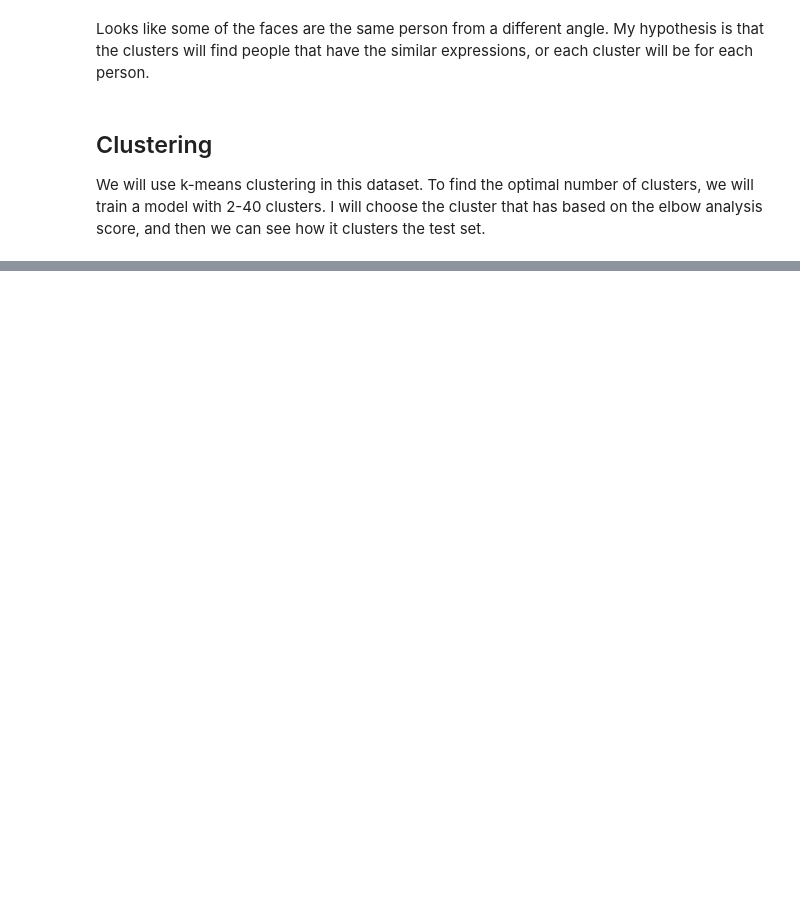
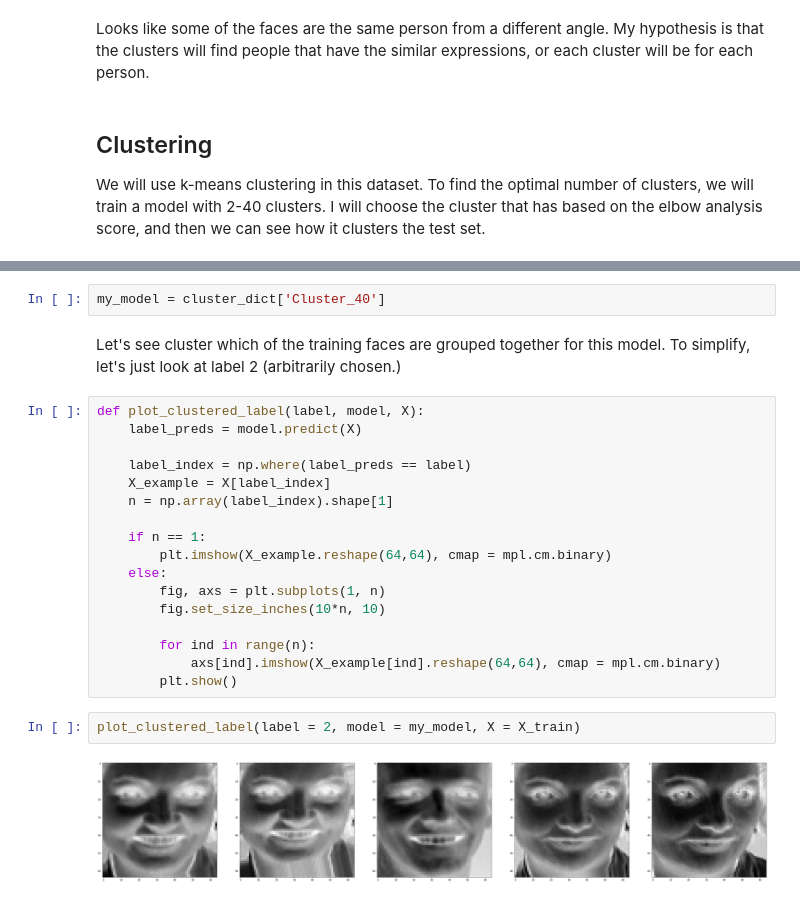
Before and after one commit to knolasco/Intro_to_ML_Course, a Jupyter notebook: Module5/OlvettiUnsupervised.ipynb, the cells around one changed output, grey strips where cells are left out. Cells and saved outputs as stored; diff of their text form; blank space fills up the shorter version.

```diff
--- a/Module5/OlvettiUnsupervised.ipynb
+++ b/Module5/OlvettiUnsupervised.ipynb
@@ -210,0 +259,25 @@ Time elapsed : 0:00:16.153242
+# %%
+my_model = cluster_dict['Cluster_40']
+# %% [markdown]
+Let's see cluster which of the training faces are grouped together for this model. To simplify, let's just look at label 2 (arbitrarily chosen.)
+# %%
+def plot_clustered_label(label, model, X):
+    label_preds = model.predict(X)
+
+    label_index = np.where(label_preds == label)
+    X_example = X[label_index]
+    n = np.array(label_index).shape[1]
+
+    if n == 1:
+        plt.imshow(X_example.reshape(64,64), cmap = mpl.cm.binary)
+    else:
+        fig, axs = plt.subplots(1, n)
+        fig.set_size_inches(10*n, 10)
+
+        for ind in range(n):
+            axs[ind].imshow(X_example[ind].reshape(64,64), cmap = mpl.cm.binary)
+        plt.show()
+# %%
+plot_clustered_label(label = 2, model = my_model, X = X_train)
+# %% [output]
+[figure, added]
```
Also changed, not shown: parts of 16 cells of this notebook.
